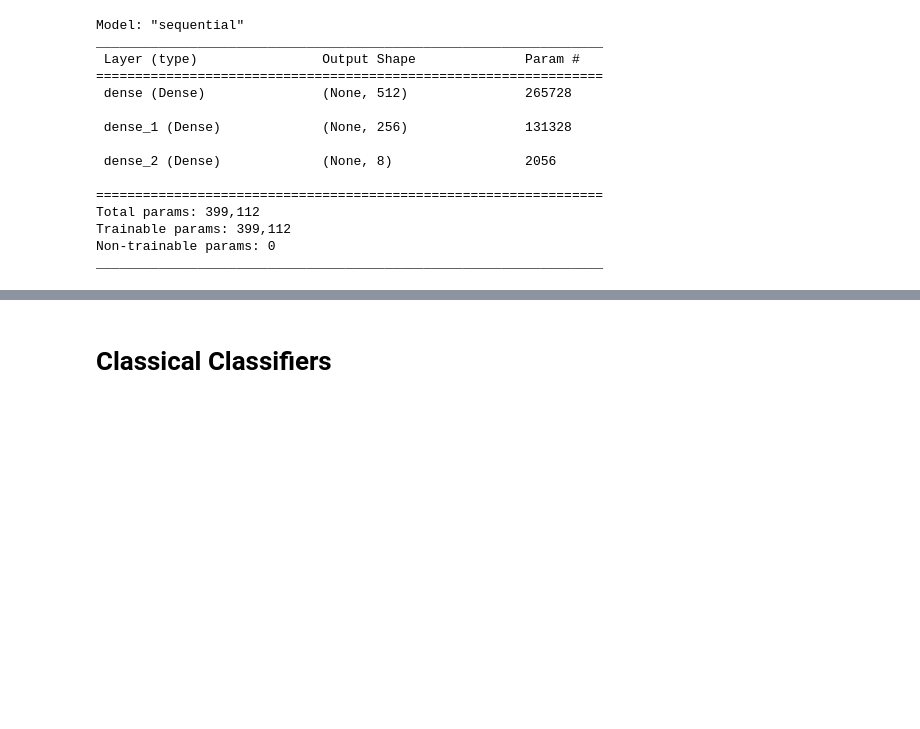
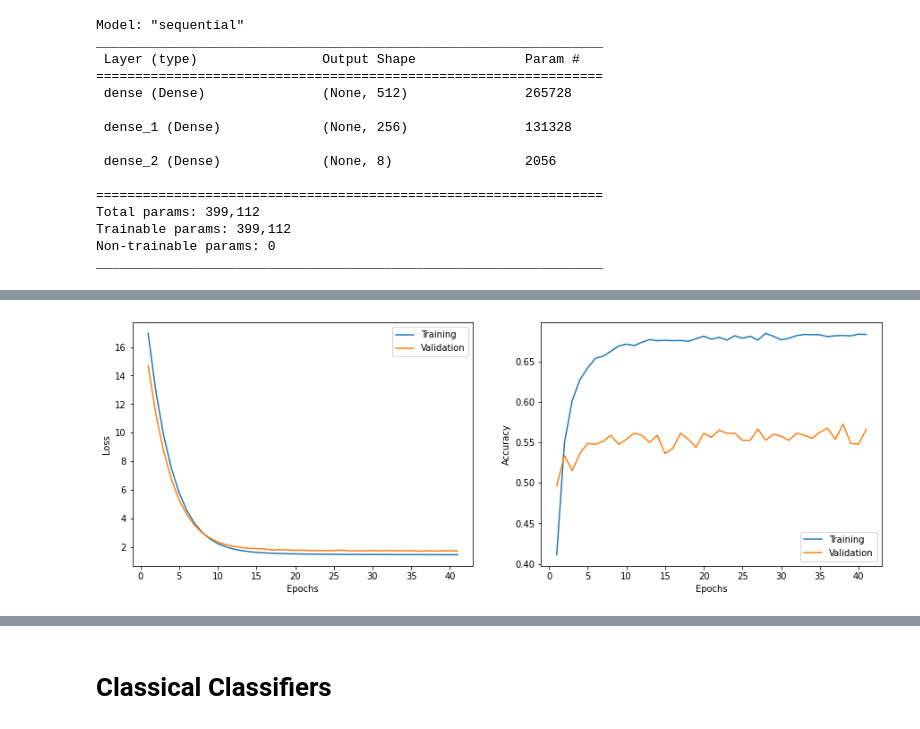
Before and after one commit to saiteki-kai/music-classification, a Jupyter notebook: notebooks/handcrafted_nn.ipynb, the cells around one changed output, grey strips where cells are left out. Saved outputs shown, nothing was run; the diff lists cells and outputs as text; code cells hidden in the pictures; blank space fills up the shorter version.

```diff
--- a/notebooks/handcrafted_nn.ipynb
+++ b/notebooks/handcrafted_nn.ipynb
@@ -155,5 +137,7 @@ Epoch 35/200
 # %%
-plot_history(history.history)
+plot_history(history.history, save=True, filepath="../out/nn_handcrafted.jpg")
+# %% [output]
+[figure, added]
 # %%
 loss, acc = model.evaluate(X_test, y_test, batch_size=batch_size)
 # %% [output]
```
Also changed, not shown: parts of 6 cells of this notebook.
